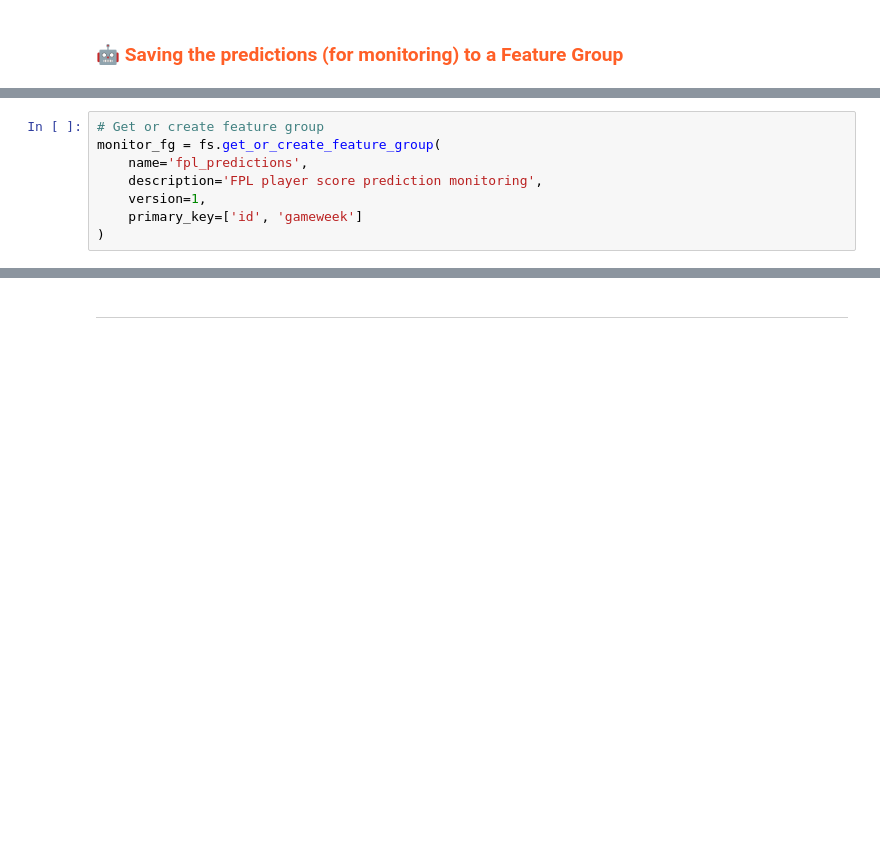
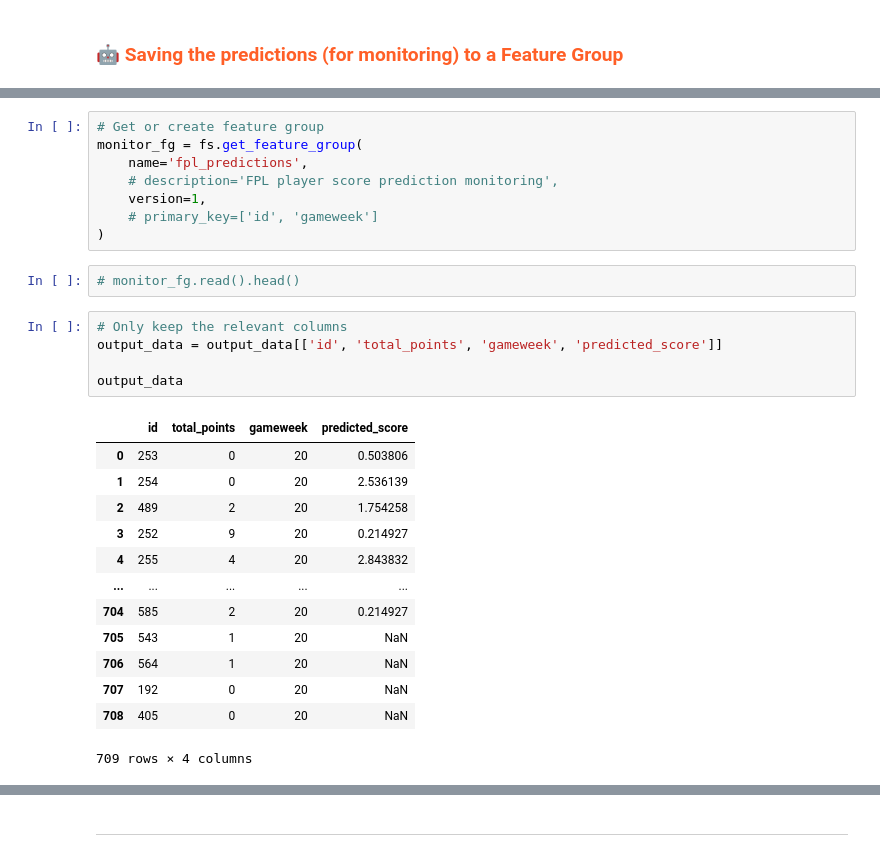
Before and after one commit to RubenvanGemeren/ID2223-Scalable-Machine-Learning, a Jupyter notebook: fpl_project/4_fpl_batch_inference.ipynb, the cells around one changed output, grey strips where cells are left out. Drawn from its saved outputs; the diff is of its cells as text; blank space fills up the shorter version.

Commit message:
fixed up batch inference
crashes the feature group when trying to add last gameweeks

```diff
--- a/fpl_project/4_fpl_batch_inference.ipynb
+++ b/fpl_project/4_fpl_batch_inference.ipynb
@@ -111,8 +169,29 @@ plt.show()
 # %%
 # Get or create feature group
-monitor_fg = fs.get_or_create_feature_group(
+monitor_fg = fs.get_feature_group(
     name='fpl_predictions',
-    description='FPL player score prediction monitoring',
+    # description='FPL player score prediction monitoring',
     version=1,
-    primary_key=['id', 'gameweek']
+    # primary_key=['id', 'gameweek']
 )
+# %%
+# monitor_fg.read().head()
+# %%
+# Only keep the relevant columns
+output_data = output_data[['id', 'total_points', 'gameweek', 'predicted_score']]
+
+output_data
+# %% [output]
+|  | id | total_points | gameweek | predicted_score |
+| 0 | 253 | 0 | 20 | 0.503806 |
+| 1 | 254 | 0 | 20 | 2.536139 |
+| 2 | 489 | 2 | 20 | 1.754258 |
+| 3 | 252 | 9 | 20 | 0.214927 |
+| 4 | 255 | 4 | 20 | 2.843832 |
+| ... | ... | ... | ... | ... |
+| 704 | 585 | 2 | 20 | 0.214927 |
+| 705 | 543 | 1 | 20 | NaN |
+| 706 | 564 | 1 | 20 | NaN |
+| 707 | 192 | 0 | 20 | NaN |
+| 708 | 405 | 0 | 20 | NaN |
+709 rows × 4 columns
```
Also changed, not shown: parts of 24 cells of this notebook.
